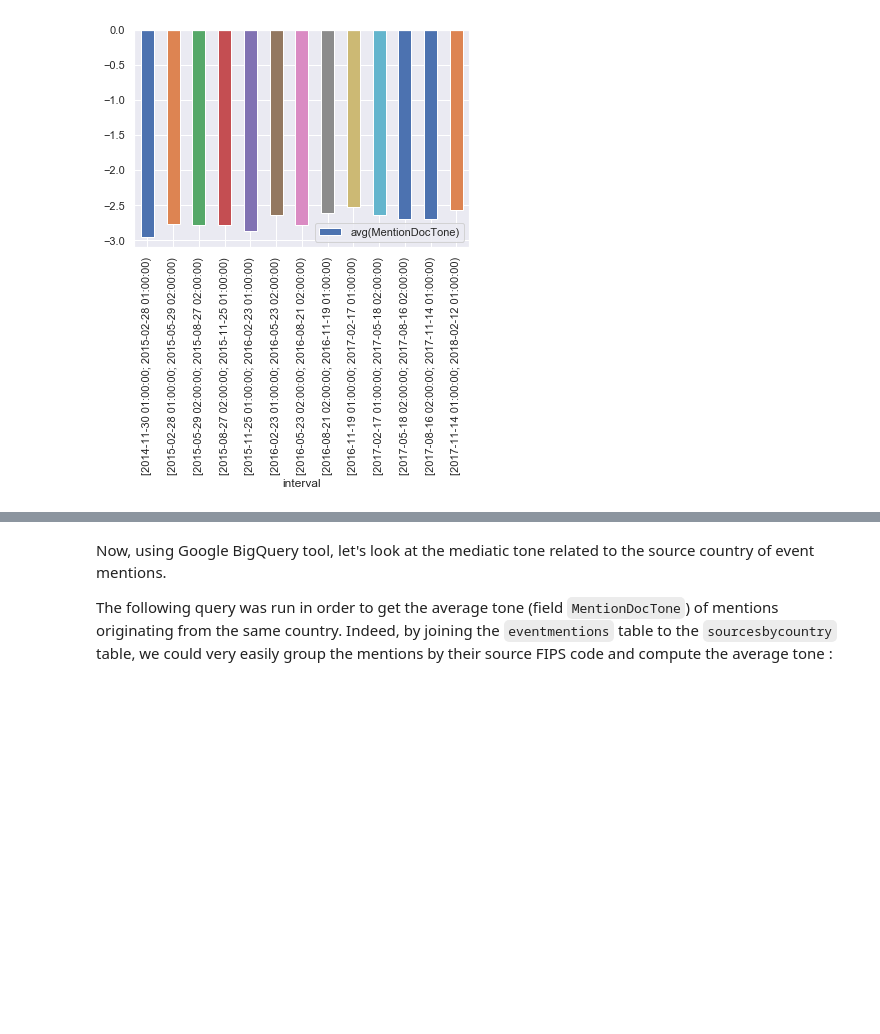
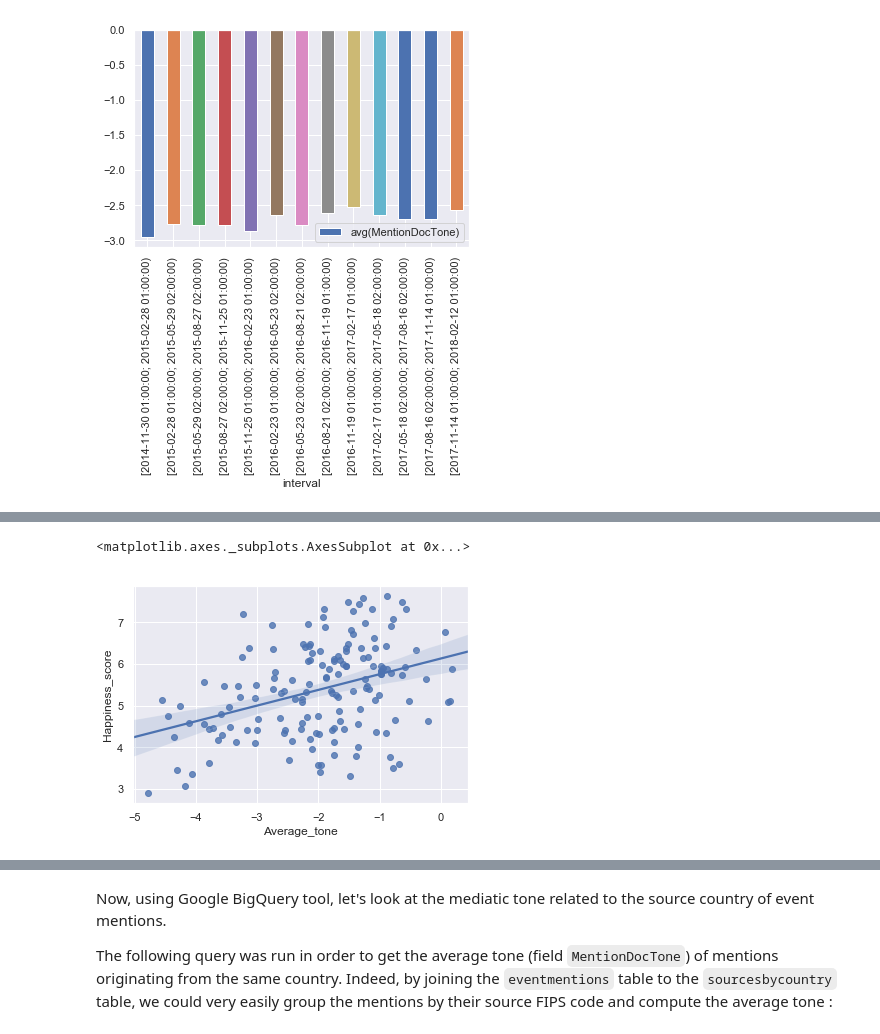
Before and after one commit to lbrgt/ADA_Project, a Jupyter notebook: Milestone2.ipynb, the cells around one changed output, grey strips where cells are left out. Saved outputs shown, nothing was run; the diff lists cells and outputs as text; code cells hidden in the pictures; blank space fills up the shorter version.

```diff
--- a/Milestone2.ipynb
+++ b/Milestone2.ipynb
@@ -204,0 +221,10 @@ Note that some country values were missing in the Happiness World report, thus w
+# %%
+event_df = event_df.select('ActionGeo_CountryCode', 'AvgTone')\
+                   .groupBy('ActionGeo_CountryCode').agg(mean('AvgTone').alias('Average_tone')) \
+                   .sort(asc("Average_tone"))
+# %%
+event_Pandas = event_df.toPandas()
+
+merged = pd.merge(event_Pandas, country_code_df, how='inner', on='ActionGeo_CountryCode') \
+           .drop(columns=['index']) \
+           .rename(columns={'ActionGeo_CountryCode':'FIPS'})
@@ -204,0 +240,4 @@ Note that some country values were missing in the Happiness World report, thus w
+# %%
+happiness_df = pd.read_csv("HappinessCustom.csv", sep=';')
+happiness_df.index.name = 'Happiness Rang'
+happiness_df.head()
@@ -204,0 +252,3 @@ Note that some country values were missing in the Happiness World report, thus w
+# %%
+AvgTone_happiness = pd.merge(merged, happiness_df, how='inner', on='FIPS')
+AvgTone_happiness.head()
@@ -204,0 +262,5 @@ Note that some country values were missing in the Happiness World report, thus w
+# %%
+sn.regplot('Average_tone','Happiness_score', data=AvgTone_happiness)
+# %% [output]
+<matplotlib.axes._subplots.AxesSubplot at 0x...>
+[figure, added]
```
Also changed, not shown: parts of 11 cells of this notebook.
